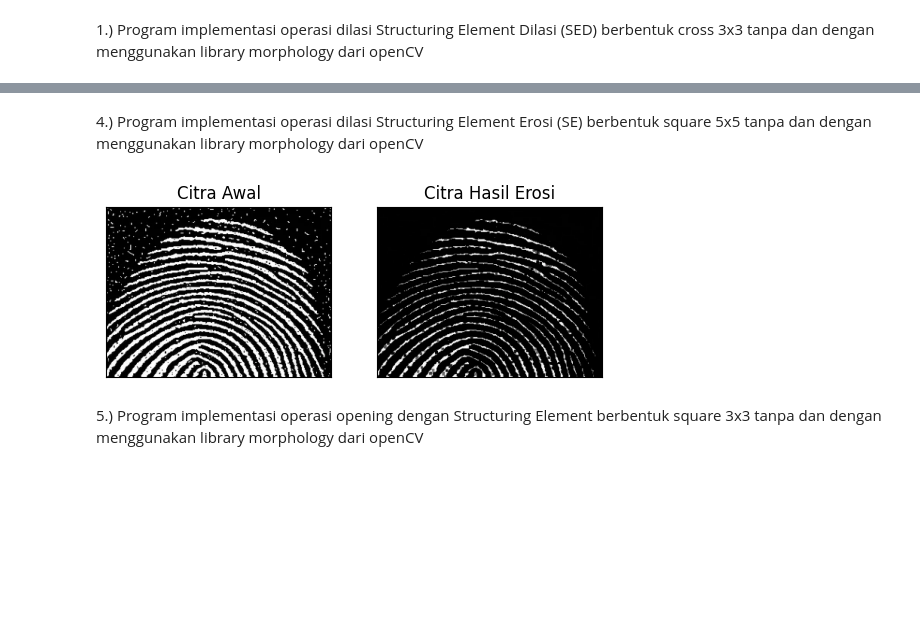
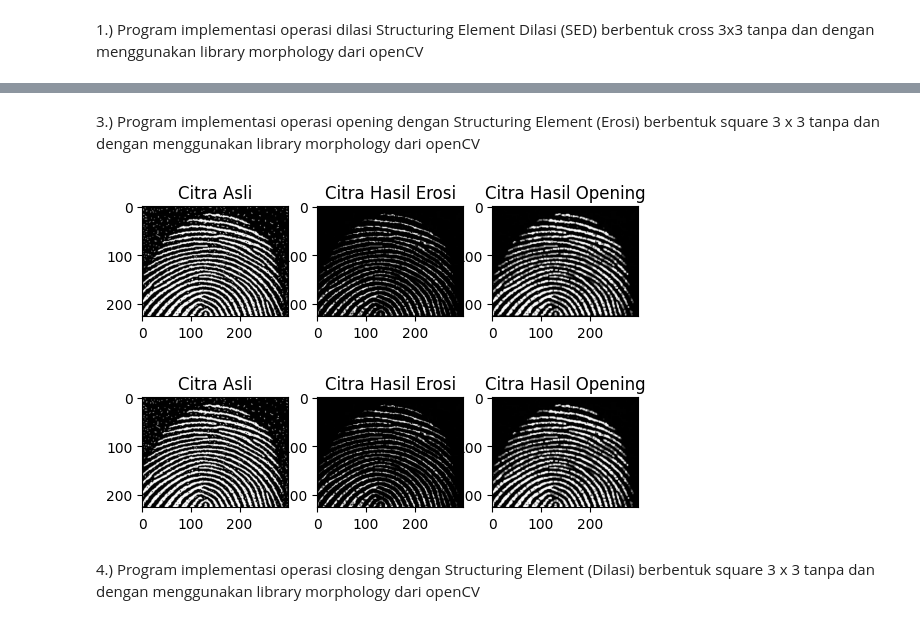
Before and after one commit to tasyasvdh09/PCVK_Genap_2023, a Jupyter notebook: PCVK_Modul_9.ipynb, the cells around one changed output, grey strips where cells are left out. Saved outputs shown, nothing was run; the diff lists cells and outputs as text; code cells hidden in the pictures; blank space fills up the shorter version.

```diff
--- a/PCVK_Modul_9.ipynb
+++ b/PCVK_Modul_9.ipynb
@@ -92,20 +112,56 @@ plt.show()
 # %% [markdown]
-4.) Program implementasi operasi dilasi Structuring Element Erosi (SE) berbentuk
-square 5x5 tanpa dan dengan menggunakan library morphology dari openCV
+3.) Program implementasi operasi opening dengan Structuring Element (Erosi) berbentuk square 3 x 3 tanpa dan dengan menggunakan library morphology dari openCV
+# %%
+# Without using the morphologyEx library from OpenCV
+
+# Define a 3x3 square structuring element
+se = np.ones((3, 3), dtype=np.uint8)
+
+# Read the input image
+img = cv2.imread('/content/drive/MyDrive/PCVK/images/fingerprint.png', 0)
+
+# Perform erosion operation
+erosion = np.zeros_like(img)
+for i in range(1, img.shape[0]-1):
+    for j in range(1, img.shape[1]-1):
+        temp = img[i-1:i+2, j-1:j+2] * se
+        erosion[i, j] = np.min(temp)
+
+# Perform opening operation
+opening = np.zeros_like(img)
+for i in range(1, img.shape[0]-1):
+    for j in range(1, img.shape[1]-1):
+        temp = erosion[i-1:i+2, j-1:j+2] * se
+        opening[i, j] = np.max(temp)
+
+# Display the results
+plt.subplot(131), plt.imshow(img, cmap='gray'), plt.title('Citra Asli')
+plt.subplot(132), plt.imshow(erosion, cmap='gray'), plt.title('Citra Hasil Erosi')
+plt.subplot(133), plt.imshow(opening, cmap='gray'), plt.title('Citra Hasil Opening')
+plt.show()
+# %% [output]
+[figure, added]
 # %%
-#menggunakan library morphology dari opencv
-img = cv2.imread('/content/drive/MyDrive/PCVK/images/fingerprint.png')
+# Using the morphologyEx library from OpenCV
 
-kernel = np.ones((3,3),np.uint8)
-erosion = cv2.erode(img,kernel,iterations = 1)
+# Load the image and convert it to grayscale
+img = cv2.imread('/content/drive/MyDrive/PCVK/images/fingerprint.png', 0)
 
-plt.subplot(121),plt.imshow(img),plt.title('Citra Awal')
-plt.xticks([]), plt.yticks([])
-plt.subplot(122),plt.imshow(erosion),plt.title('Citra Hasil Erosi')
-plt.xticks([]), plt.yticks([])
+# Define a 3x3 kernel
+kernel = cv2.getStructuringElement(cv2.MORPH_RECT, (3, 3))
 
+# Perform the erosion operation
+erosion = cv2.erode(img, kernel, iterations = 1)
+
+# Perform the opening operation
+opening = cv2.morphologyEx(img, cv2.MORPH_OPEN, kernel)
+
+# Display the results
+plt.subplot(131), plt.imshow(img, cmap='gray'), plt.title('Citra Asli')
+plt.subplot(132), plt.imshow(erosion, cmap='gray'), plt.title('Citra Hasil Erosi')
+plt.subplot(133), plt.imshow(opening, cmap='gray'), plt.title('Citra Hasil Opening')
 plt.show()
 # %% [output]
-[figure, old version]
+[figure, new version]
 # %% [markdown]
-5.) Program implementasi operasi opening dengan Structuring Element berbentuk square 3x3 tanpa dan dengan menggunakan library morphology dari openCV
+4.) Program implementasi operasi closing dengan Structuring Element (Dilasi) berbentuk square 3 x 3 tanpa dan dengan menggunakan library morphology dari openCV
```
Also changed, not shown: parts of 21 cells of this notebook.
